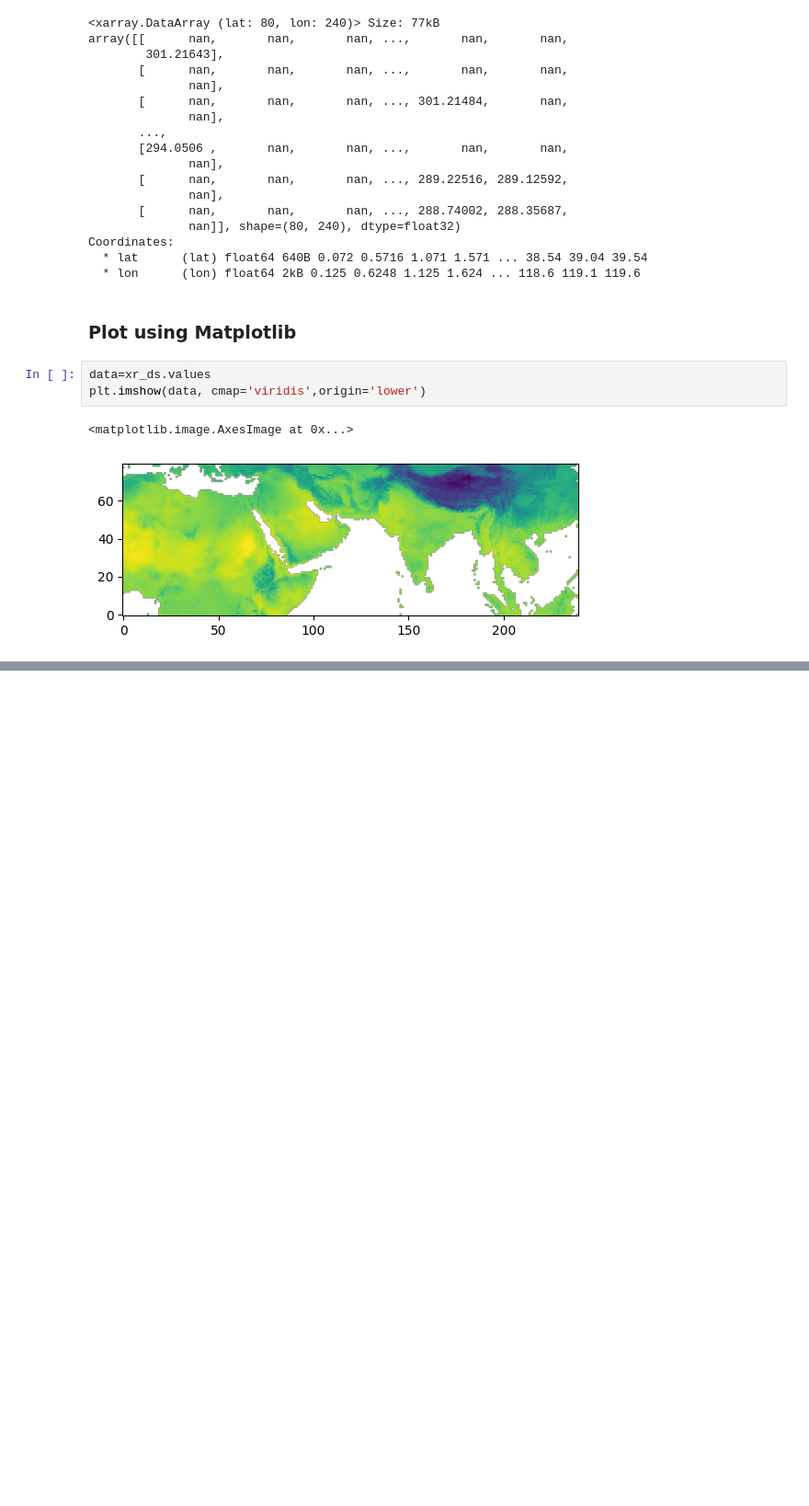
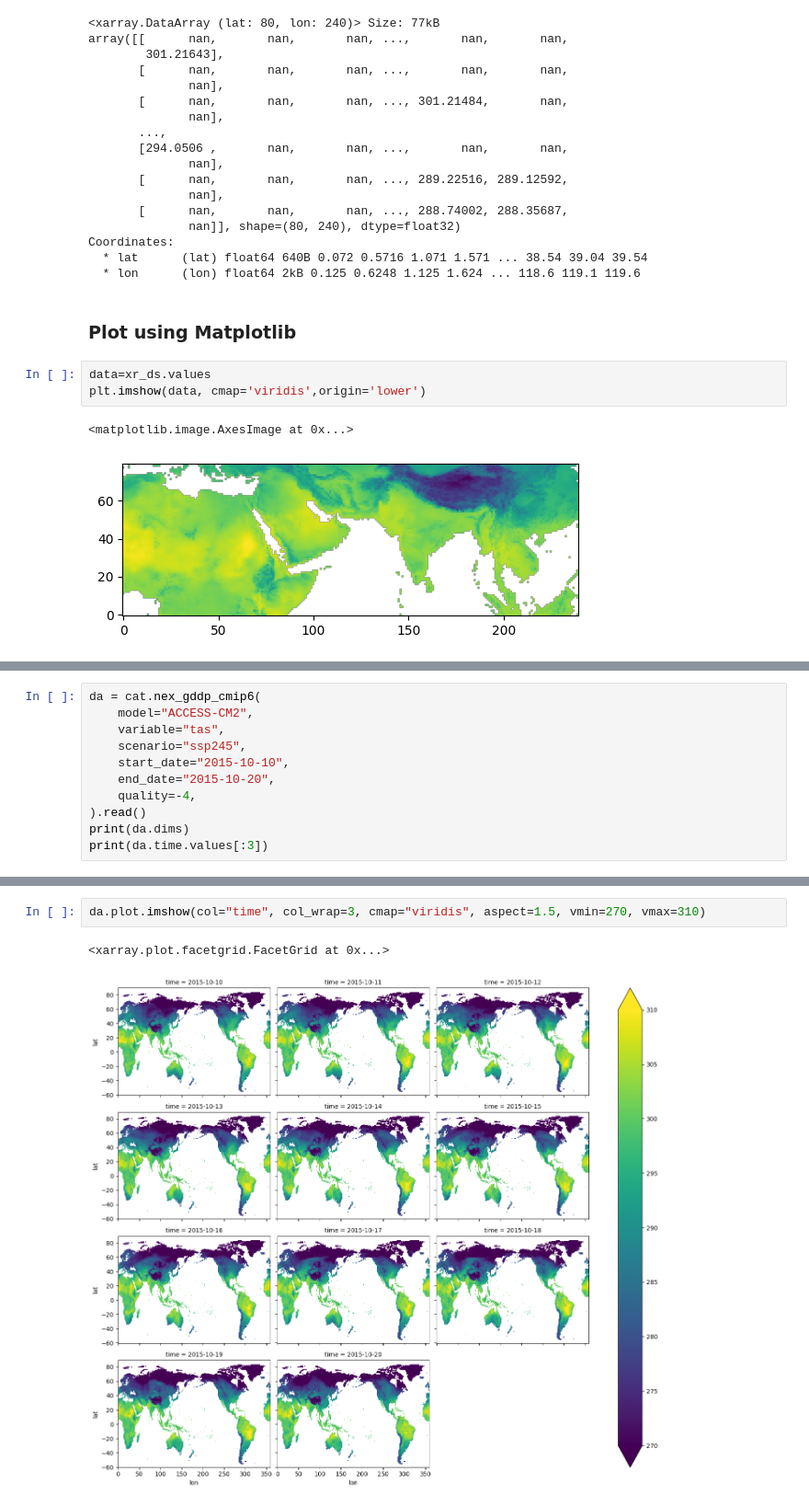
Before and after one commit to aashishpanta0/cmip6-intake-idx, a Jupyter notebook: demo_notebook.ipynb, the cells around one changed output, grey strips where cells are left out. Shown at 92% size. Saved outputs shown, nothing was run; the diff lists cells and outputs as text; blank space fills up the shorter version.

```diff
--- a/demo_notebook.ipynb
+++ b/demo_notebook.ipynb
@@ -137,0 +141,11 @@ plt.imshow(data, cmap='viridis',origin='lower')
+# %%
+da = cat.nex_gddp_cmip6(
+    model="ACCESS-CM2",
+    variable="tas",
+    scenario="ssp245",
+    start_date="2015-10-10",
+    end_date="2015-10-20",
+    quality=-4,
+).read()
+print(da.dims)
+print(da.time.values[:3])
@@ -137,0 +155,5 @@ plt.imshow(data, cmap='viridis',origin='lower')
+# %%
+da.plot.imshow(col="time", col_wrap=3, cmap="viridis", aspect=1.5, vmin=270, vmax=310)
+# %% [output]
+<xarray.plot.facetgrid.FacetGrid at 0x...>
+[figure, added]
```
Also changed, not shown: parts of 9 cells of this notebook.
